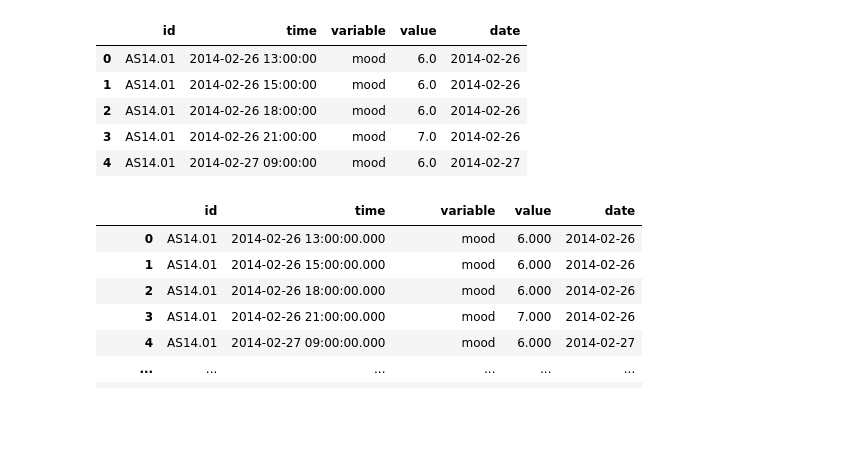
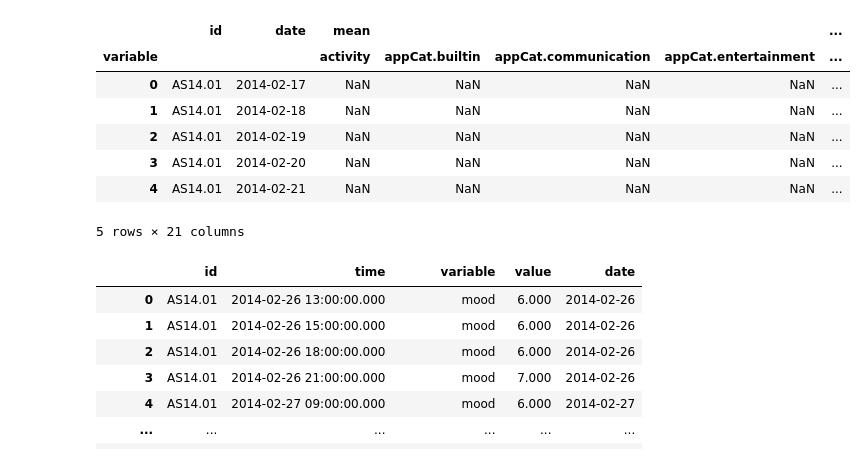
Before and after one commit to siemfenne/dataminingtechniques, a Jupyter notebook: assignment1/utils/data_cleaning.ipynb, the cells around one changed output. Saved outputs shown, nothing was run; the diff lists cells and outputs as text; code cells hidden in the pictures; blank space fills up the shorter version.

```diff
--- a/assignment1/utils/data_cleaning.ipynb
+++ b/assignment1/utils/data_cleaning.ipynb
@@ -9,18 +9,20 @@ warnings.filterwarnings('ignore')
 # %%
 df = pd.read_csv('data/dataset_mood_smartphone.csv')
 df = df.drop(df.columns[0], axis=1)
 df['time'] = pd.to_datetime(df['time'])
 df['date'] = df['time'].dt.date
-# df = pd.pivot_table(df, values='value', index=['id', 'date'],
-#                                 columns=['variable'], aggfunc=[np.mean]).reset_index(inplace=True)
+df = pd.pivot_table(df, values='value', index=['id', 'date'],
+                                columns=['variable'], aggfunc=[np.sum, np.mean]).reset_index()
 df.head(5)
 # %% [output]
-|  | id | time | variable | value | date |
-| 0 | AS14.01 | 2014-02-26 13:00:00 | mood | 6.0 | 2014-02-26 |
-| 1 | AS14.01 | 2014-02-26 15:00:00 | mood | 6.0 | 2014-02-26 |
-| 2 | AS14.01 | 2014-02-26 18:00:00 | mood | 6.0 | 2014-02-26 |
-| 3 | AS14.01 | 2014-02-26 21:00:00 | mood | 7.0 | 2014-02-26 |
-| 4 | AS14.01 | 2014-02-27 09:00:00 | mood | 6.0 | 2014-02-27 |
+|  | id | date | mean |  |  |  | ... |
+| variable |  |  | activity | appCat.builtin | appCat.communication | appCat.entertainment | ... |
+| 0 | AS14.01 | 2014-02-17 | NaN | NaN | NaN | NaN | ... |
+| 1 | AS14.01 | 2014-02-18 | NaN | NaN | NaN | NaN | ... |
+| 2 | AS14.01 | 2014-02-19 | NaN | NaN | NaN | NaN | ... |
+| 3 | AS14.01 | 2014-02-20 | NaN | NaN | NaN | NaN | ... |
+| 4 | AS14.01 | 2014-02-21 | NaN | NaN | NaN | NaN | ... |
+5 rows × 21 columns
 # %%
 def iqr_correction(data):
     """
```
Also changed, not shown: parts of 2 cells of this notebook.
